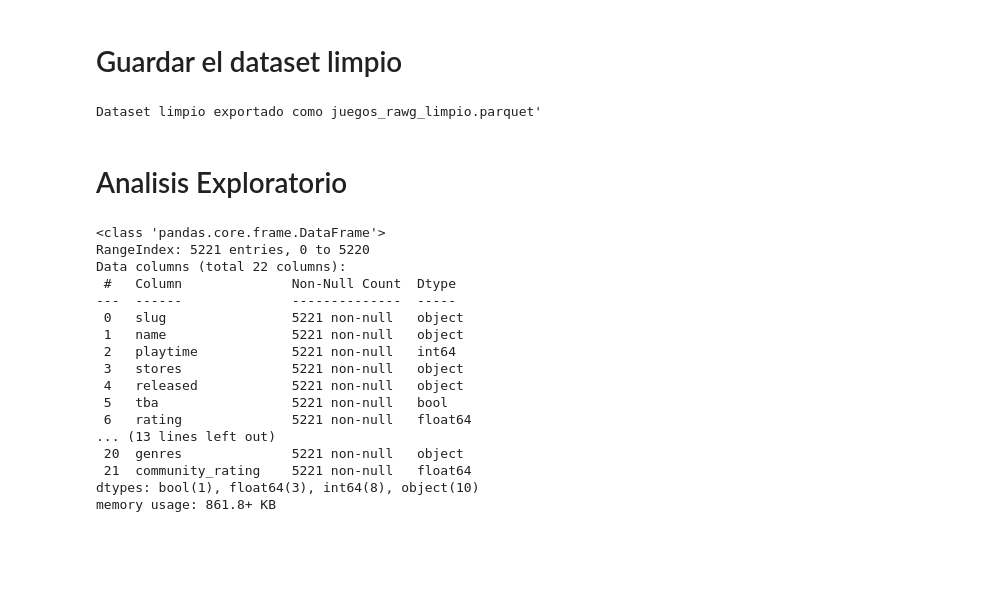
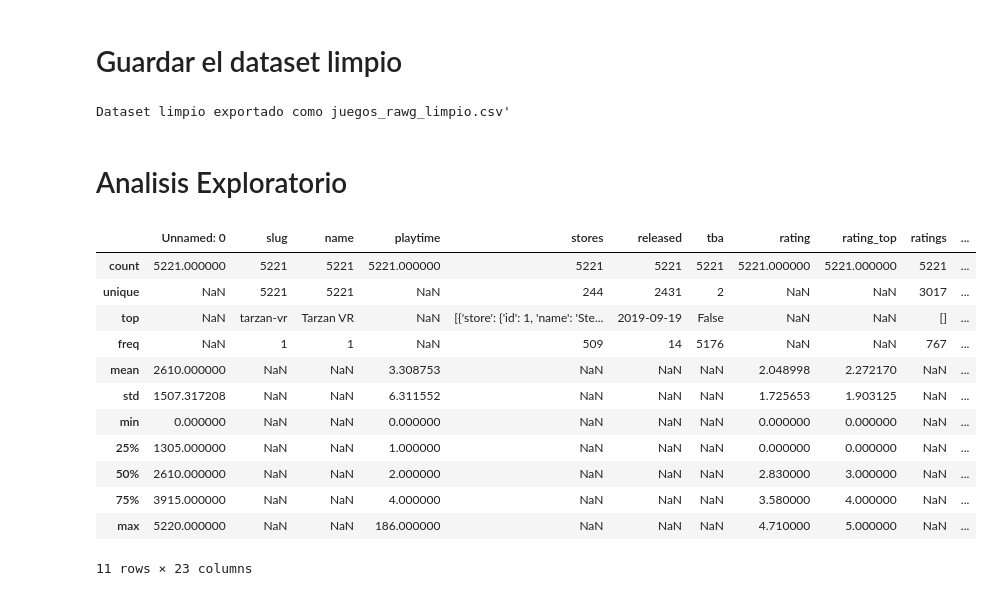
Before and after one commit to andreszaragoza/Eda-Andres, a Jupyter notebook: Analisis_Andres/notebooks/Analisis_Datos.ipynb, the cells around one changed output. Cells and saved outputs as stored; diff of their text form; code cells hidden in the pictures; blank space fills up the shorter version.

```diff
--- a/Analisis_Andres/notebooks/Analisis_Datos.ipynb
+++ b/Analisis_Andres/notebooks/Analisis_Datos.ipynb
@@ -181,27 +182,23 @@ df.to_parquet('juegos_rawg_limpio.parquet')
 # %%
-df = pd.read_parquet('juegos_rawg_limpio.parquet')
-print("Dataset limpio exportado como juegos_rawg_limpio.parquet'")
+df = pd.read_csv('juegos_rawg_limpio.csv')
+print("Dataset limpio exportado como juegos_rawg_limpio.csv'")
 # %% [output]
-Dataset limpio exportado como juegos_rawg_limpio.parquet'
+Dataset limpio exportado como juegos_rawg_limpio.csv'
 # %% [markdown]
 # Analisis Exploratorio
-# %%
-data.info()
-# %% [output]
-<class 'pandas.core.frame.DataFrame'>
-RangeIndex: 5221 entries, 0 to 5220
-Data columns (total 22 columns):
- #   Column              Non-Null Count  Dtype
----  ------              --------------  -----
- 0   slug                5221 non-null   object
- 1   name                5221 non-null   object
- 2   playtime            5221 non-null   int64
- 3   stores              5221 non-null   object
- 4   released            5221 non-null   object
- 5   tba                 5221 non-null   bool
- 6   rating              5221 non-null   float64
-... (13 lines left out)
- 20  genres              5221 non-null   object
- 21  community_rating    5221 non-null   float64
-dtypes: bool(1), float64(3), int64(8), object(10)
-memory usage: 861.8+ KB
+# %%
+df.describe(include='all')
+# %% [output]
+|  | Unnamed: 0 | slug | name | playtime | stores | released | tba | rating | rating_top | ratings | ... |
+| count | 5221.000000 | 5221 | 5221 | 5221.000000 | 5221 | 5221 | 5221 | 5221.000000 | 5221.000000 | 5221 | ... |
+| unique | NaN | 5221 | 5221 | NaN | 244 | 2431 | 2 | NaN | NaN | 3017 | ... |
+| top | NaN | tarzan-vr | Tarzan VR | NaN | [{'store': {'id': 1, 'name': 'Ste... | 2019-09-19 | False | NaN | NaN | [] | ... |
+| freq | NaN | 1 | 1 | NaN | 509 | 14 | 5176 | NaN | NaN | 767 | ... |
+| mean | 2610.000000 | NaN | NaN | 3.308753 | NaN | NaN | NaN | 2.048998 | 2.272170 | NaN | ... |
+| std | 1507.317208 | NaN | NaN | 6.311552 | NaN | NaN | NaN | 1.725653 | 1.903125 | NaN | ... |
+| min | 0.000000 | NaN | NaN | 0.000000 | NaN | NaN | NaN | 0.000000 | 0.000000 | NaN | ... |
+| 25% | 1305.000000 | NaN | NaN | 1.000000 | NaN | NaN | NaN | 0.000000 | 0.000000 | NaN | ... |
+| 50% | 2610.000000 | NaN | NaN | 2.000000 | NaN | NaN | NaN | 2.830000 | 3.000000 | NaN | ... |
+| 75% | 3915.000000 | NaN | NaN | 4.000000 | NaN | NaN | NaN | 3.580000 | 4.000000 | NaN | ... |
+| max | 5220.000000 | NaN | NaN | 186.000000 | NaN | NaN | NaN | 4.710000 | 5.000000 | NaN | ... |
+11 rows × 23 columns
```
Also changed, not shown: parts of 2 cells of this notebook, 3 other files.
